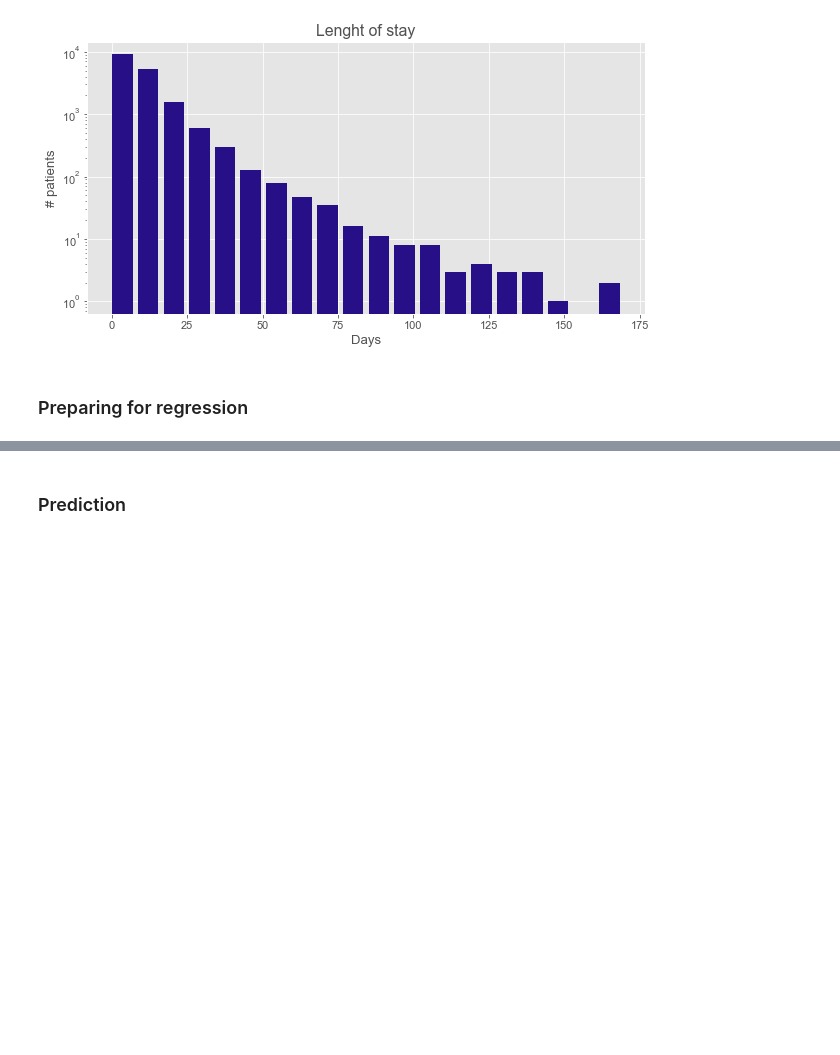
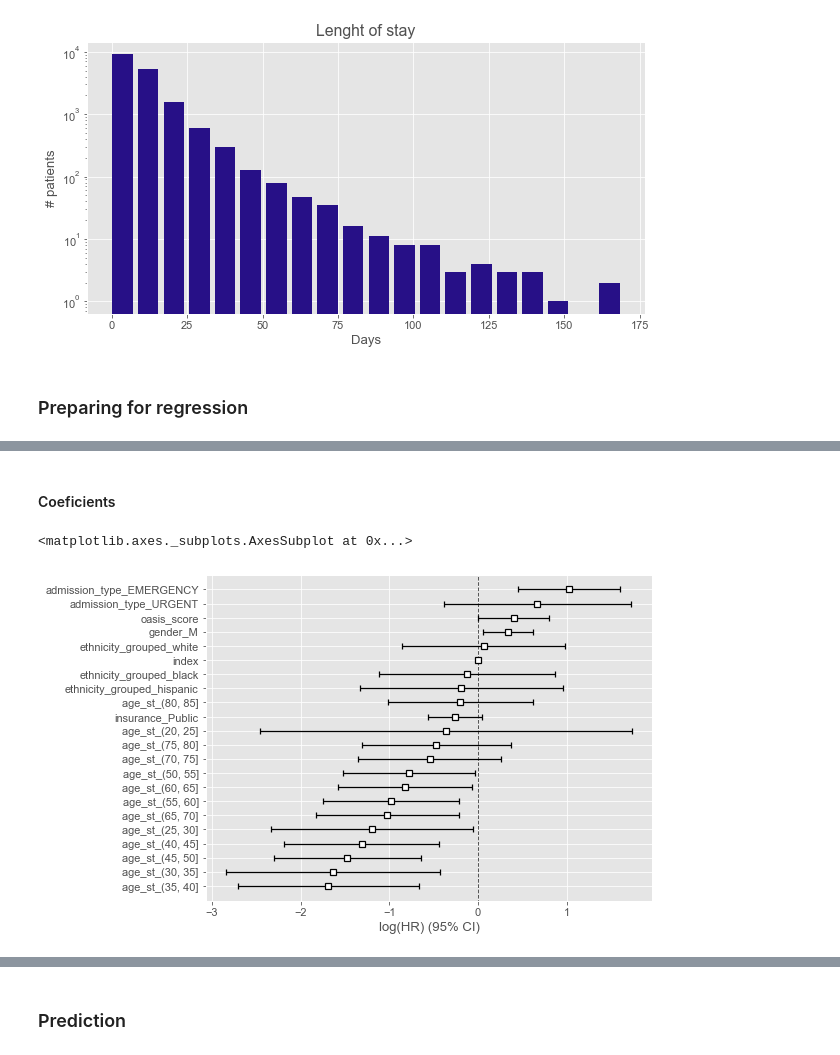
Before and after one commit to bseewald/fairness-ml-health, a Jupyter notebook: notebooks/mimic-iii/regression/cox_regression.ipynb, the cells around one changed output, grey strips where cells are left out. Saved outputs shown, nothing was run; the diff lists cells and outputs as text; code cells hidden in the pictures; blank space fills up the shorter version.

```diff
--- a/notebooks/mimic-iii/regression/cox_regression.ipynb
+++ b/notebooks/mimic-iii/regression/cox_regression.ipynb
@@ -531,0 +489,5 @@ def cox_regression(df, duration, event, strata_df=None):
+# %%
+df_transplants_model.drop('insurance_Self-Pay', axis=1, inplace=True) # very low variance
+
+cx = cox_regression(df_transplants_model, 'los_hospital', 'hospital_expire_flag', 0)
+cx.print_summary()
@@ -531,0 +522,8 @@ def cox_regression(df, duration, event, strata_df=None):
+# %% [markdown]
+#### Coeficients
+# %%
+ax = plt.subplots(figsize=(8, 6))
+cx.plot(ax=ax[1])
+# %% [output]
+<matplotlib.axes._subplots.AxesSubplot at 0x...>
+[figure, added]
```
Also changed, not shown: parts of 79 cells of this notebook, 1 other file.
